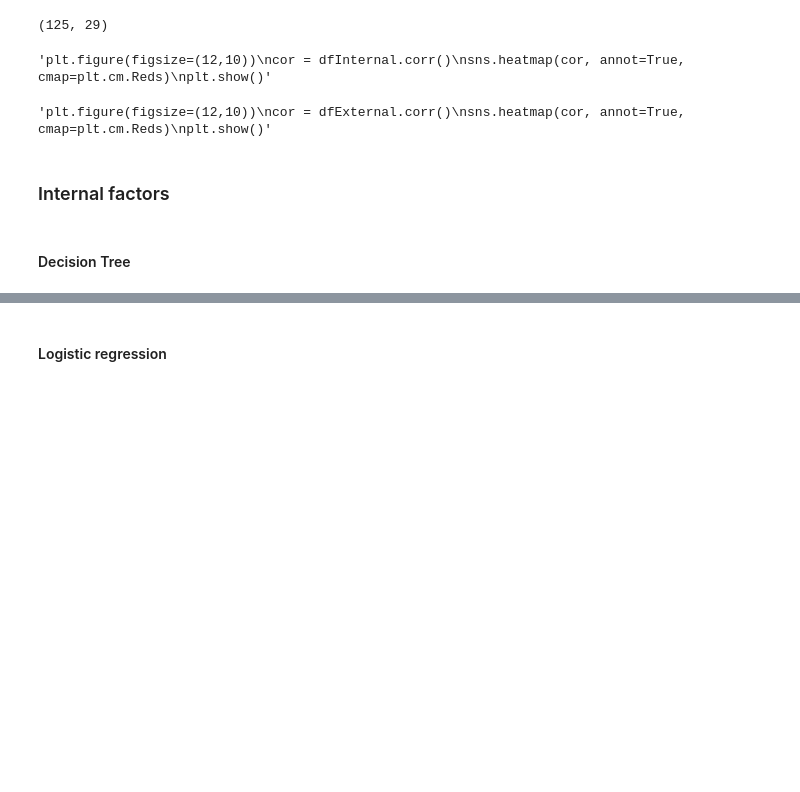
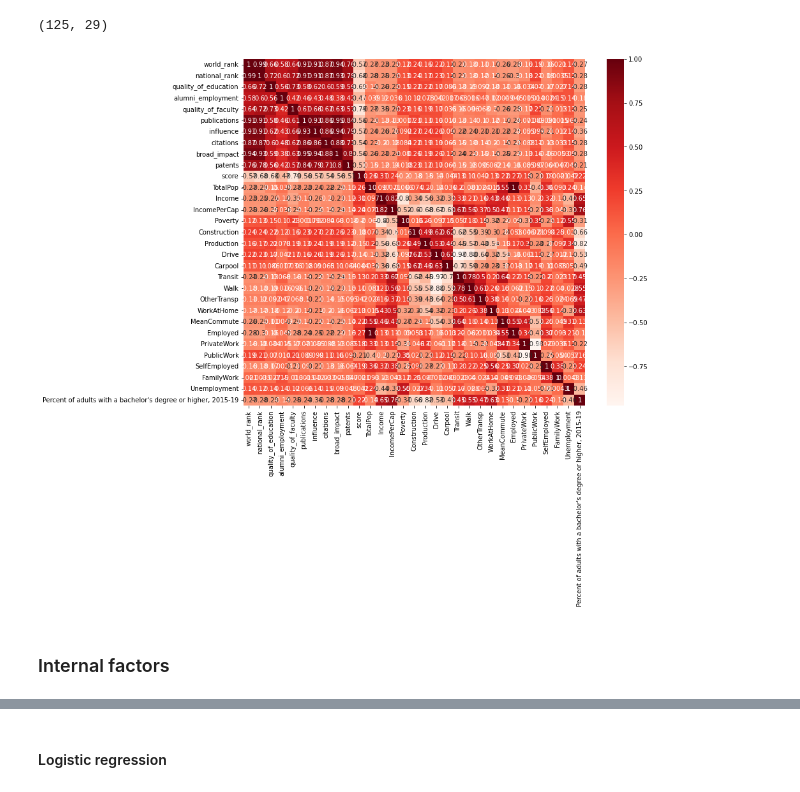
Before and after one commit to oca510/ds320FinalProject, a Jupyter notebook: final_projects.ipynb, the cells around one changed output, grey strips where cells are left out. Drawn from its saved outputs; the diff is of its cells as text; code cells hidden in the pictures; blank space fills up the shorter version.

```diff
--- a/final_projects.ipynb
+++ b/final_projects.ipynb
@@ -14,10 +24,10 @@ import graphviz
 # %%
 # internal data: university statistics
-dfRank = pd.read_csv('~/Downloads/2022Spring/DS320/final_project/datasets/cwurData.csv')
-dfInfo = pd.read_csv('~/Downloads/2022Spring/DS320/final_project/datasets/world-universities.csv')
+dfRank = pd.read_csv('https://raw.githubusercontent.com/oca510/ds320FinalProject/main/datasets/cwurData.csv')
+dfInfo = pd.read_csv('https://raw.githubusercontent.com/oca510/ds320FinalProject/main/datasets/world-universities.csv')
 # external data: demographic statistics
-dfDemo = pd.read_csv('~/Downloads/2022Spring/DS320/final_project/datasets/acs2017_county_data.csv')
-dfEdu = pd.read_csv('~/Downloads/2022Spring/DS320/final_project/datasets/education.csv')
+dfDemo = pd.read_csv('https://raw.githubusercontent.com/oca510/ds320FinalProject/main/datasets/acs2017_county_data.csv')
+dfEdu = pd.read_csv('https://raw.githubusercontent.com/oca510/ds320FinalProject/main/datasets/education.csv')
 # %%
 us_state_to_abbrev = {
     "Alabama": "AL",
@@ -310,20 +320,12 @@ dfMixed.shape
 #dfML_inverse['world_rank'] = 1 / dfML_inverse['world_rank']
 # %%
 #Using Pearson Correlation for internal factors
-'''plt.figure(figsize=(12,10))
-cor = dfInternal.corr()
+plt.figure(figsize=(12,10))
+cor = dfML.corr()
 sns.heatmap(cor, annot=True, cmap=plt.cm.Reds)
-plt.show()'''
+plt.show()
 # %% [output]
-'plt.figure(figsize=(12,10))\ncor = dfInternal.corr()\nsns.heatmap(cor, annot=True, cmap=plt.cm.Reds)\nplt.show()'
+[figure, added]
-# %%
-#Using Pearson Correlation for external factors
-'''plt.figure(figsize=(12,10))
-cor = dfExternal.corr()
-sns.heatmap(cor, annot=True, cmap=plt.cm.Reds)
-plt.show()'''
-# %% [output]
-'plt.figure(figsize=(12,10))\ncor = dfExternal.corr()\nsns.heatmap(cor, annot=True, cmap=plt.cm.Reds)\nplt.show()'
 # %% [markdown]
 ### Internal factors
 # %%
@@ -339,2 +333,0 @@ from sklearn import tree
-# %% [markdown]
-#### Decision Tree
```
Also changed, not shown: parts of 67 cells of this notebook, 1 other file.
